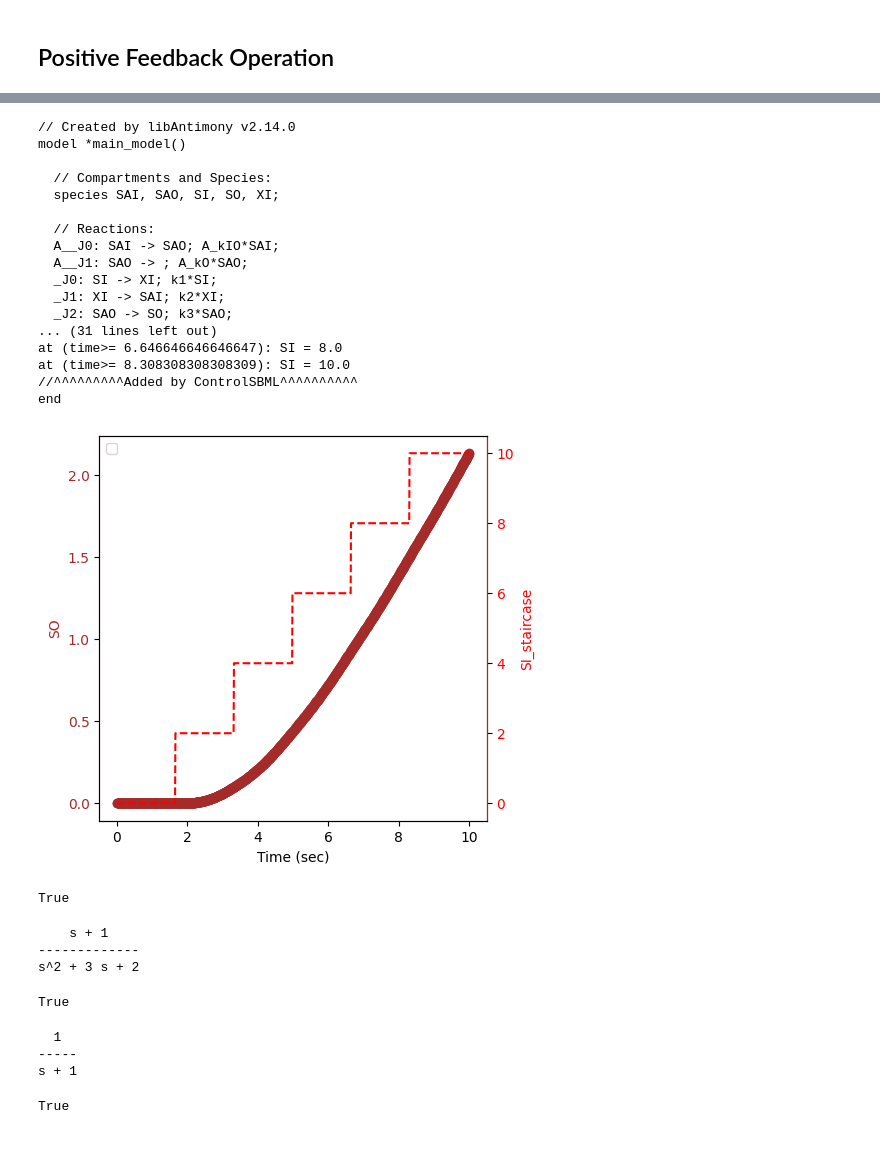
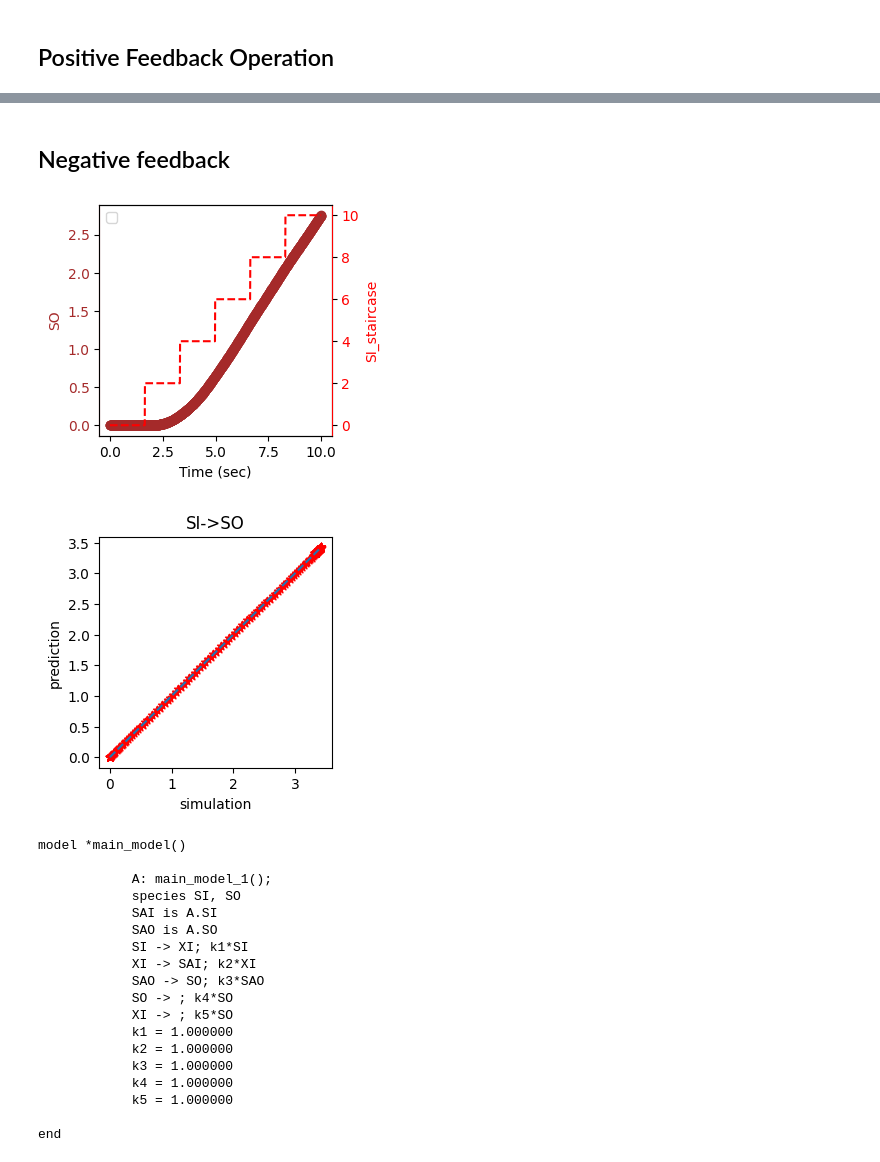
Before and after one commit to joseph-hellerstein/linear_reaction_networks, a Jupyter notebook: notebooks/SLM-Reaction-Networks.ipynb, the cells around one changed output, grey strips where cells are left out. Drawn from its saved outputs; the diff is of its cells as text; code cells hidden in the pictures.

```diff
--- a/notebooks/SLM-Reaction-Networks.ipynb
+++ b/notebooks/SLM-Reaction-Networks.ipynb
@@ -214,52 +251,28 @@ end
-# %%
-model = str(slm_pfeedback.getStaircaseAntimony())
-print(model)
-# %% [output]
-// Created by libAntimony v2.14.0
-model *main_model()
-
-  // Compartments and Species:
-  species SAI, SAO, SI, SO, XI;
-
-  // Reactions:
-  A__J0: SAI -> SAO; A_kIO*SAI;
-  A__J1: SAO -> ; A_kO*SAO;
-  _J0: SI -> XI; k1*SI;
-  _J1: XI -> SAI; k2*XI;
-  _J2: SAO -> SO; k3*SAO;
-... (31 lines left out)
-at (time>= 6.646646646646647): SI = 8.0
-at (time>= 8.308308308308309): SI = 10.0
-//^^^^^^^^^Added by ControlSBML^^^^^^^^^^
-end
-[figure, removed]
-# %%
-rr = te.loada(model)
-tf = rr["k3"]/(s + rr["k4"] + rr["k5"])
-ntf = NamedTransferFunction("SAO", "SO", tf)
-ntf.verify(model)
-# %% [output]
-True
-# %%
-rr = te.loada(model)
-A_tf = rr["A_kIO"]/(s + rr["A_kO"])
-tf = (s + rr["A_kO"])/(s + rr["A_kO"] + rr["k3"])*A_tf
-print(tf)
-ntf = NamedTransferFunction("SAI", "SAO", tf)
-ntf.verify(model)
-# %% [output]
-    s + 1
--------------
-s^2 + 3 s + 2
-True
-# %%
-rr = te.loada(model)
-tf = (rr["k2"])/(s + rr["A_kIO"])
-print(tf)
-ntf = NamedTransferFunction("XI", "SAI", tf)
-ntf.verify(model)
-# %% [output]
-  1
------
-s + 1
-True
+# %% [markdown]
+## Negative feedback
+# %%
+slm_a = SLM_A.copy()
+slm_nfeedback = slm_a.nfeedback()
+_ = slm_nfeedback.isValid(is_plot=True, figsize=(3,3))
+slm_nfeedback.template
+# %% [output]
+[figure, added]
+[figure, added]
+model *main_model()
+
+            A: main_model_1();
+            species SI, SO
+            SAI is A.SI
+            SAO is A.SO
+            SI -> XI; k1*SI
+            XI -> SAI; k2*XI
+            SAO -> SO; k3*SAO
+            SO -> ; k4*SO
+            XI -> ; k5*SO
+            k1 = 1.000000
+            k2 = 1.000000
+            k3 = 1.000000
+            k4 = 1.000000
+            k5 = 1.000000
+
+end
```
Also changed, not shown: parts of 8 cells of this notebook, 5 other files.
